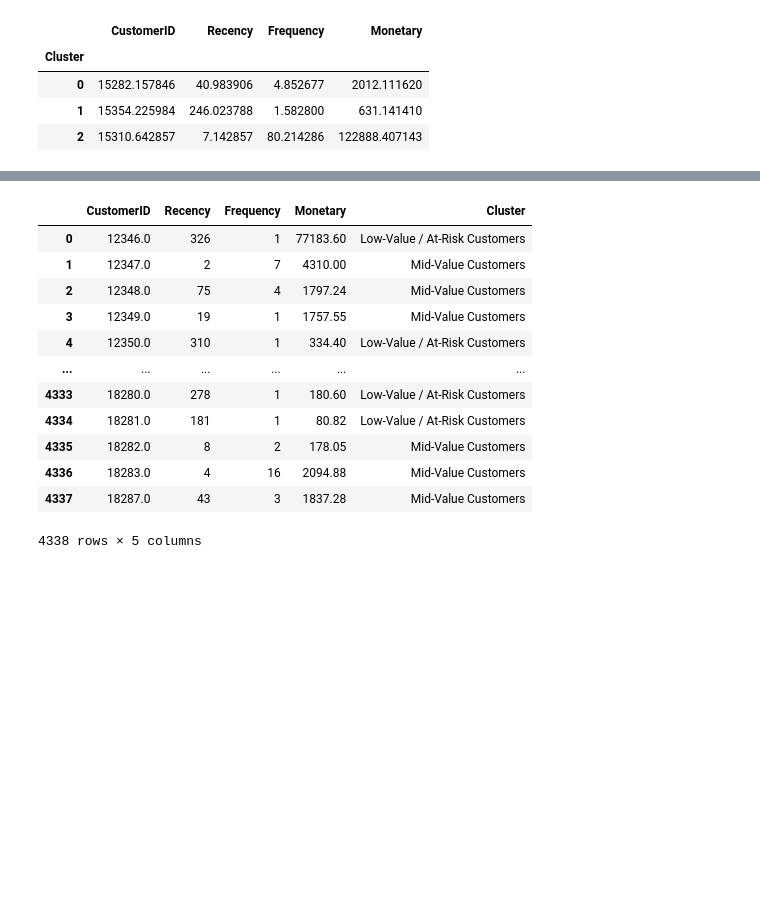
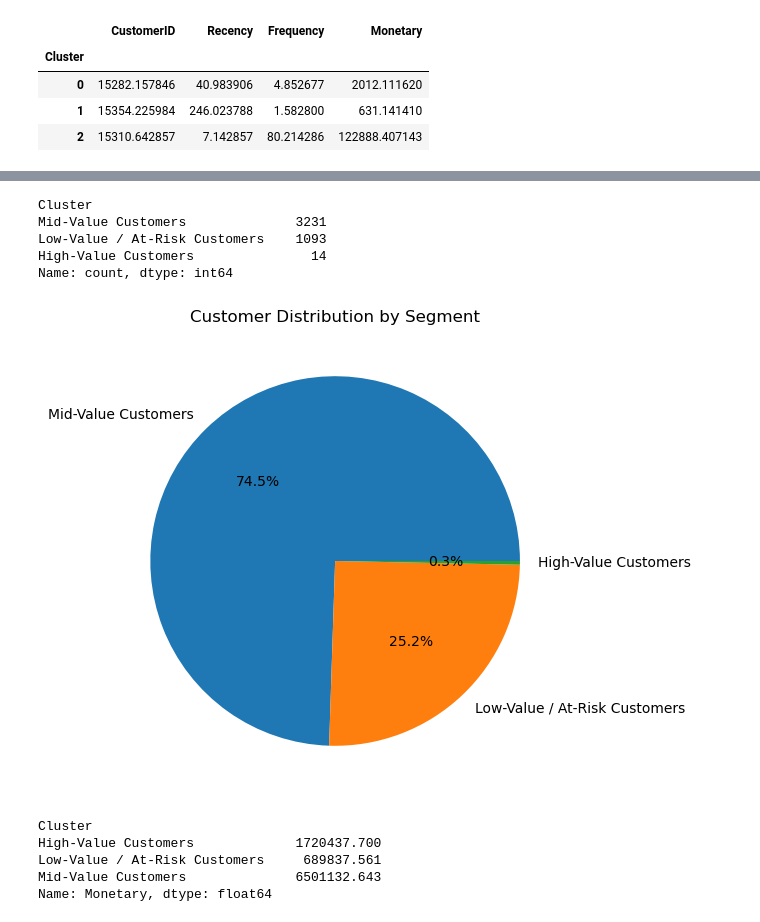
Before and after one commit to Sudarshan-t-1999/customer-segmentation-rfm, a Jupyter notebook: customer segmentation.ipynb, the cells around one changed output, grey strips where cells are left out. Saved outputs shown, nothing was run; the diff lists cells and outputs as text; code cells hidden in the pictures; blank space fills up the shorter version.

```diff
--- a/customer segmentation.ipynb
+++ b/customer segmentation.ipynb
@@ -363,16 +371,25 @@ rfm['Cluster'] = rfm['Cluster'].map({0:'Mid-Value Customers', 1:'Low-Value / At-
-# %%
-rfm
-# %% [output]
-|  | CustomerID | Recency | Frequency | Monetary | Cluster |
-| 0 | 12346.0 | 326 | 1 | 77183.60 | Low-Value / At-Risk Customers |
-| 1 | 12347.0 | 2 | 7 | 4310.00 | Mid-Value Customers |
-| 2 | 12348.0 | 75 | 4 | 1797.24 | Mid-Value Customers |
-| 3 | 12349.0 | 19 | 1 | 1757.55 | Mid-Value Customers |
-| 4 | 12350.0 | 310 | 1 | 334.40 | Low-Value / At-Risk Customers |
-| ... | ... | ... | ... | ... | ... |
-| 4333 | 18280.0 | 278 | 1 | 180.60 | Low-Value / At-Risk Customers |
-| 4334 | 18281.0 | 181 | 1 | 80.82 | Low-Value / At-Risk Customers |
-| 4335 | 18282.0 | 8 | 2 | 178.05 | Mid-Value Customers |
-| 4336 | 18283.0 | 4 | 16 | 2094.88 | Mid-Value Customers |
-| 4337 | 18287.0 | 43 | 3 | 1837.28 | Mid-Value Customers |
-4338 rows × 5 columns
+# %%
+rfm['Cluster'].value_counts()
+# %% [output]
+Cluster
+Mid-Value Customers              3231
+Low-Value / At-Risk Customers    1093
+High-Value Customers               14
+Name: count, dtype: int64
+# %%
+labels = rfm['Cluster'].value_counts().index
+
+plt.figure(figsize=(6,6))
+plt.pie(rfm['Cluster'].value_counts().values, labels=labels, autopct='%1.1f%%')
+plt.title('Customer Distribution by Segment')
+plt.show()
+# %% [output]
+[figure, added]
+# %%
+rfm.groupby('Cluster')['Monetary'].sum()
+# %% [output]
+Cluster
+High-Value Customers             1720437.700
+Low-Value / At-Risk Customers     689837.561
+Mid-Value Customers              6501132.643
+Name: Monetary, dtype: float64
```
Also changed, not shown: parts of 17 cells of this notebook, 2 other files.
